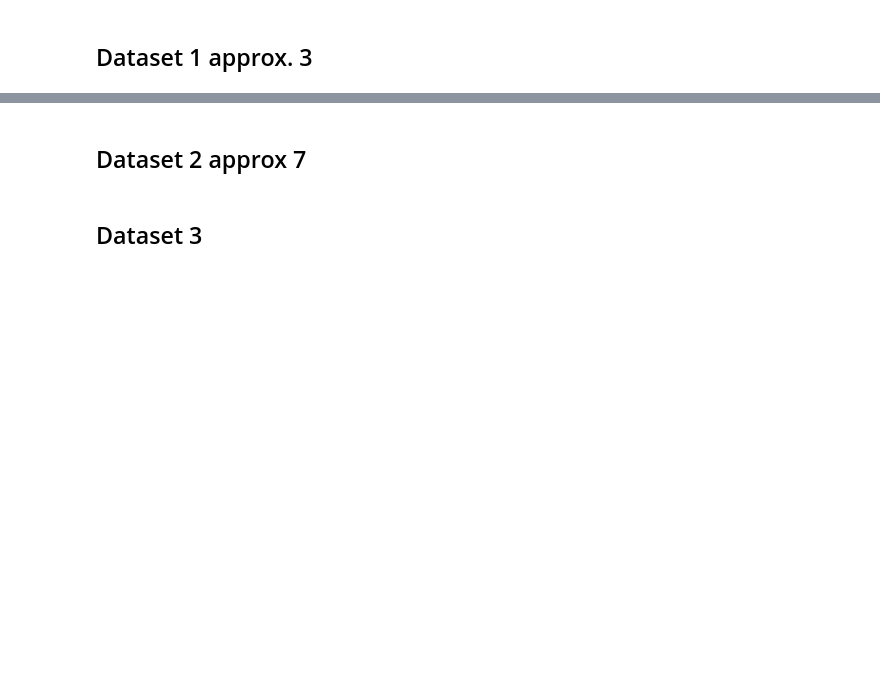
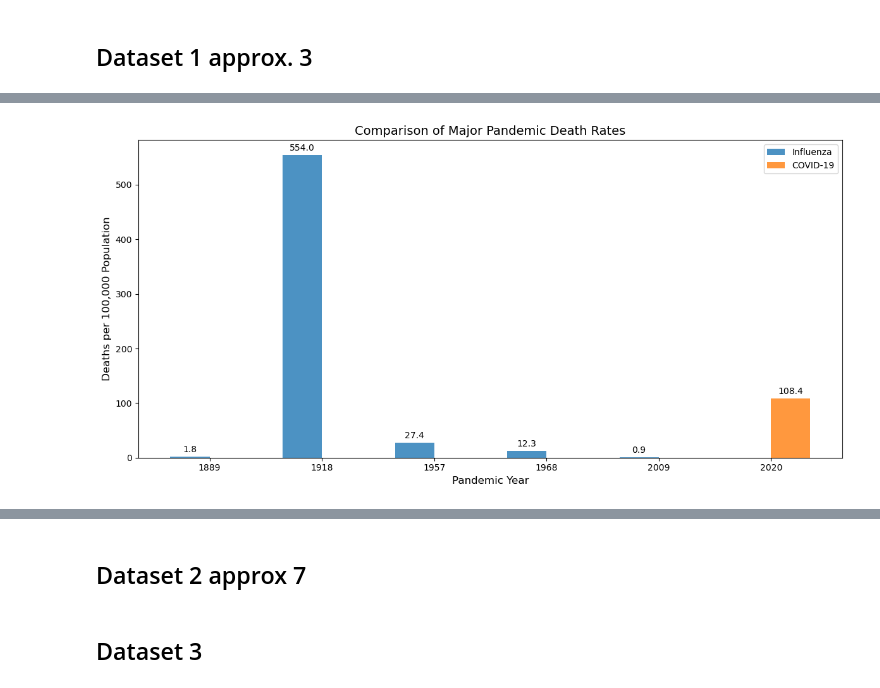
Before and after one commit to plospen1/Project_PODSV, a Jupyter notebook: src/data_visualisation.ipynb, the cells around one changed output, grey strips where cells are left out. Cells and saved outputs as stored; diff of their text form; code cells hidden in the pictures; blank space fills up the shorter version.

Commit message:
erste visualisierung von dataset1

```diff
--- a/src/data_visualisation.ipynb
+++ b/src/data_visualisation.ipynb
@@ -13,2 +111,56 @@ data_set3 = pd.read_excel("../Data/3_Todesursachen Schweiz ohne Alter 1876-2002.
 # %%
 # Compared to the population with influenza and Covid
+# Create a figure showing major influenza pandemics alongside COVID
+pandemic_years = [1889, 1918, 1957, 1968, 2009, 2020]  # Major pandemic years
+pandemic_data = data_set1[data_set1['Jahr'].isin(pandemic_years)].copy()
+
+# Check for NaN values and replace them with 0 for visualization purposes
+pandemic_data['Todesfälle_Grippe_100000'] = pandemic_data['Todesfälle_Grippe_100000'].fillna(0)
+pandemic_data['Todesfälle_Covid_100000'] = pandemic_data['Todesfälle_Covid_100000'].fillna(0)
+
+# Create the figure and axis
+fig, ax = plt.subplots(figsize=(12, 6))
+
+# Set width of bars
+bar_width = 0.35
+index = np.arange(len(pandemic_years))
+
+# Create the bars
+influenza_bars = ax.bar(index - bar_width/2, pandemic_data['Todesfälle_Grippe_100000'],
+                        bar_width, label='Influenza', color='#1f77b4', alpha=0.8)
+covid_bars = ax.bar(index + bar_width/2, pandemic_data['Todesfälle_Covid_100000'],
+                   bar_width, label='COVID-19', color='#ff7f0e', alpha=0.8)
+
+# Add labels, title and legend
+ax.set_xlabel('Pandemic Year', fontsize=12)
+ax.set_ylabel('Deaths per 100,000 Population', fontsize=12)
+ax.set_title('Comparison of Major Pandemic Death Rates', fontsize=14)
+ax.set_xticks(index)
+ax.set_xticklabels(pandemic_years)
+ax.legend()
+
+# Add pandemic names as annotations
+pandemic_names = ["Russian Flu", "Spanish Flu", "Asian Flu", "Hong Kong Flu", "Swine Flu", "COVID-19"]
+for i, name in enumerate(pandemic_names):
+    ax.annotate(name, xy=(i, -20), xytext=(0, 0),
+                textcoords="offset points", ha='center', va='top',
+                rotation=45, fontsize=10)
+
+# Add value labels on top of bars
+for bar in influenza_bars:
+    height = bar.get_height()
+    if height > 0:
+        ax.annotate(f'{height:.1f}', xy=(bar.get_x() + bar.get_width() / 2, height),
+                   xytext=(0, 3), textcoords="offset points", ha='center', va='bottom')
+
+for bar in covid_bars:
+    height = bar.get_height()
+    if height > 0:
+        ax.annotate(f'{height:.1f}', xy=(bar.get_x() + bar.get_width() / 2, height),
+                   xytext=(0, 3), textcoords="offset points", ha='center', va='bottom')
+
+# Adjust layout
+plt.tight_layout()
+plt.show()
+# %% [output]
+[figure, added]
```
Also changed, not shown: parts of 7 cells of this notebook.
